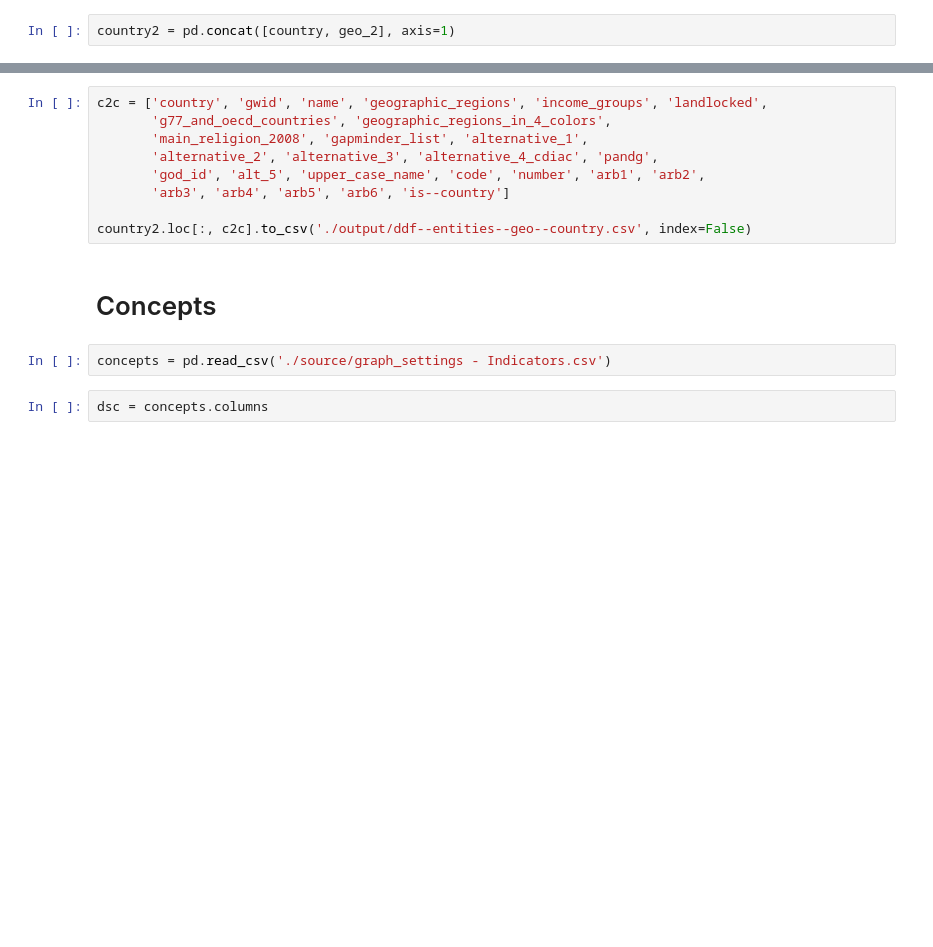
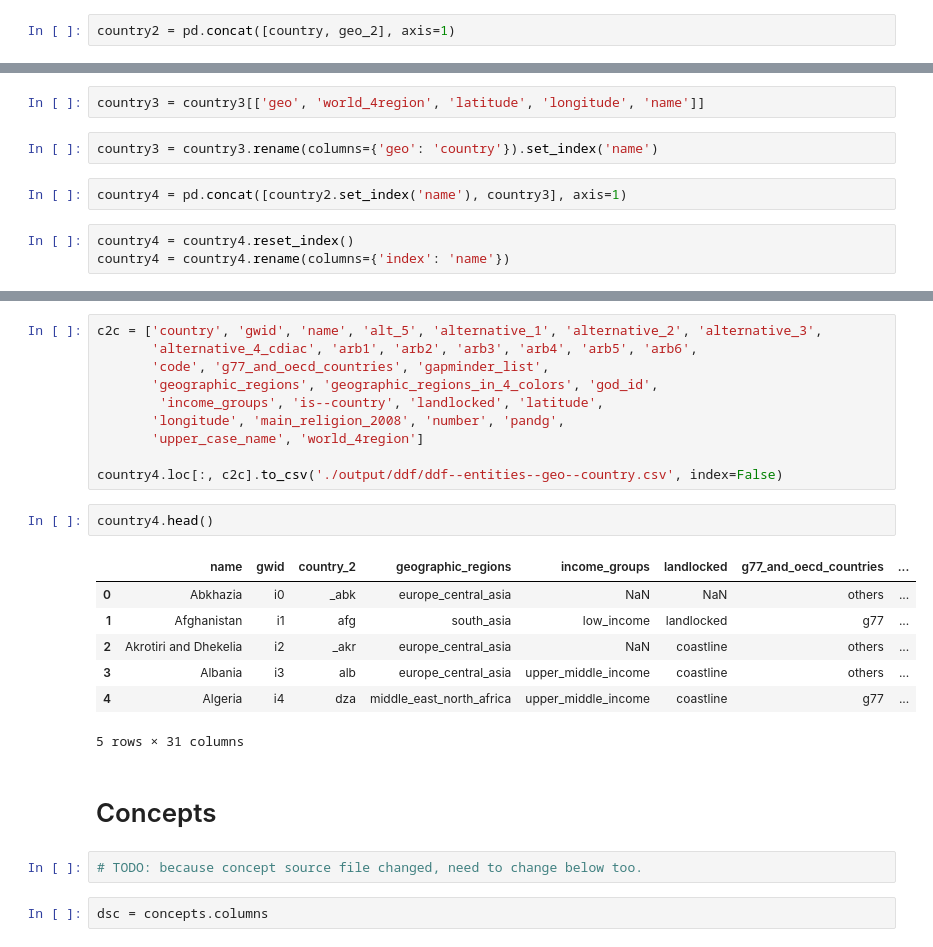
Before and after one commit to semio/ddf--gapminder--gapminder_world, a Jupyter notebook: waffle.ipynb, the cells around one changed output, grey strips where cells are left out. Drawn from its saved outputs; the diff is of its cells as text; blank space fills up the shorter version.

Commit message:
update outputs
following the instruction in https://docs.google.com/document/d/1T2tDYUDc9u17EMguJmP4sGrZK_EobSRWJDmn-t49vG8/edit

2016.3.22

```diff
--- a/waffle.ipynb
+++ b/waffle.ipynb
@@ -120 +121,10 @@ country2['is--country'] = 'TRUE'
+# %%
+country3 = country3[['geo', 'world_4region', 'latitude', 'longitude', 'name']]
+# %%
+country3 = country3.rename(columns={'geo': 'country'}).set_index('name')
+# %%
+country4 = pd.concat([country2.set_index('name'), country3], axis=1)
+# %%
+country4 = country4.reset_index()
+country4 = country4.rename(columns={'index': 'name'})
 # %%
@@ -122,15 +143,26 @@ ccs = country2.columns[8:]
 # %%
-c2c = ['country', 'gwid', 'name', 'geographic_regions', 'income_groups', 'landlocked',
-       'g77_and_oecd_countries', 'geographic_regions_in_4_colors',
-       'main_religion_2008', 'gapminder_list', 'alternative_1',
-       'alternative_2', 'alternative_3', 'alternative_4_cdiac', 'pandg',
-       'god_id', 'alt_5', 'upper_case_name', 'code', 'number', 'arb1', 'arb2',
-       'arb3', 'arb4', 'arb5', 'arb6', 'is--country']
+c2c = ['country', 'gwid', 'name', 'alt_5', 'alternative_1', 'alternative_2', 'alternative_3',
+       'alternative_4_cdiac', 'arb1', 'arb2', 'arb3', 'arb4', 'arb5', 'arb6',
+       'code', 'g77_and_oecd_countries', 'gapminder_list',
+       'geographic_regions', 'geographic_regions_in_4_colors', 'god_id',
+        'income_groups', 'is--country', 'landlocked', 'latitude',
+       'longitude', 'main_religion_2008', 'number', 'pandg',
+       'upper_case_name', 'world_4region']
 
-country2.loc[:, c2c].to_csv('./output/ddf--entities--geo--country.csv', index=False)
+country4.loc[:, c2c].to_csv('./output/ddf/ddf--entities--geo--country.csv', index=False)
+# %%
+country4.head()
+# %% [output]
+|  | name | gwid | country_2 | geographic_regions | income_groups | landlocked | g77_and_oecd_countries | ... |
+| 0 | Abkhazia | i0 | _abk | europe_central_asia | NaN | NaN | others | ... |
+| 1 | Afghanistan | i1 | afg | south_asia | low_income | landlocked | g77 | ... |
+| 2 | Akrotiri and Dhekelia | i2 | _akr | europe_central_asia | NaN | coastline | others | ... |
+| 3 | Albania | i3 | alb | europe_central_asia | upper_middle_income | coastline | others | ... |
+| 4 | Algeria | i4 | dza | middle_east_north_africa | upper_middle_income | coastline | g77 | ... |
+5 rows × 31 columns
 # %% [markdown]
 # Concepts
-# %%
-concepts = pd.read_csv('./source/graph_settings - Indicators.csv')
+# %%
+# TODO: because concept source file changed, need to change below too.
 # %%
 dsc = concepts.columns
```
Also changed, not shown: parts of 179 cells of this notebook, 5 other files.
